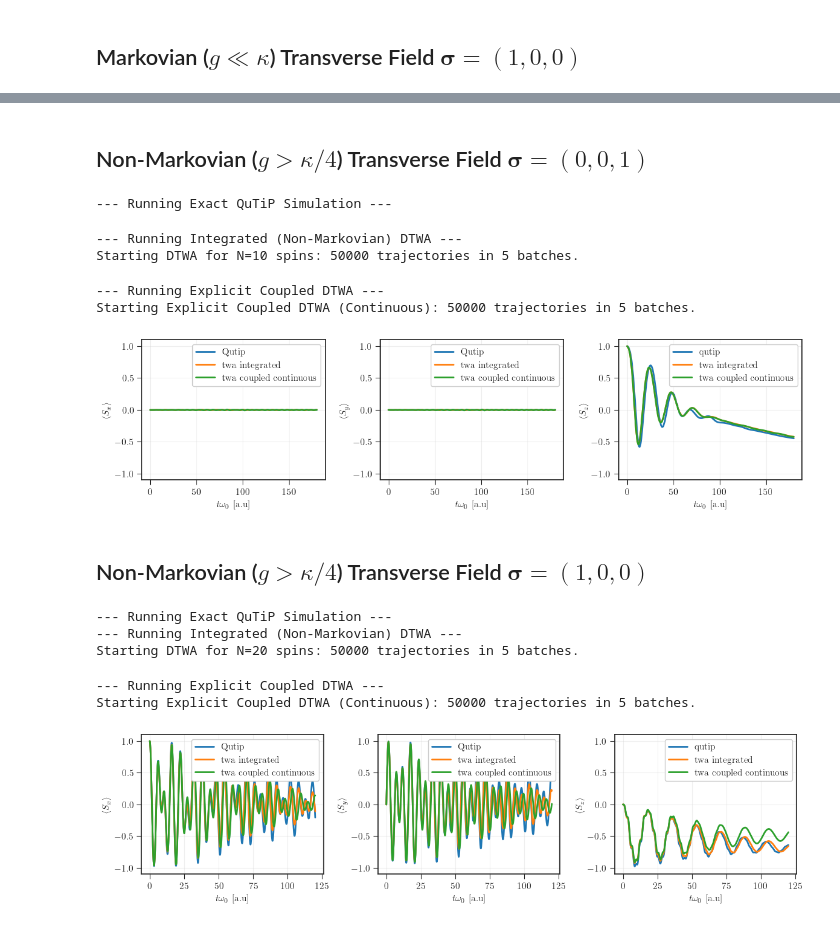
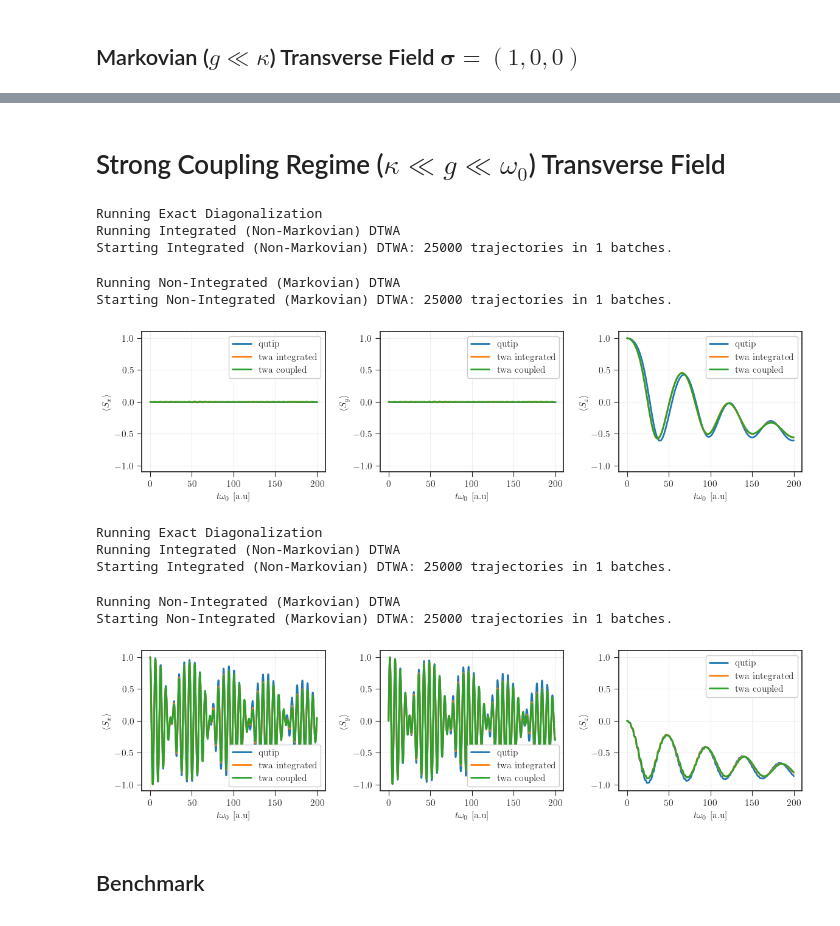
Before and after one commit to juardilag/twa_py, a Jupyter notebook: lossy_boson_test.ipynb, the cells around one changed output, grey strips where cells are left out. Saved outputs shown, nothing was run; the diff lists cells and outputs as text; code cells hidden in the pictures.

```diff
--- a/lossy_boson_test.ipynb
+++ b/lossy_boson_test.ipynb
@@ -255,13 +195,13 @@ plt.show()
 # %% [markdown]
-## Non-Markovian ($g > \kappa/4$) Transverse Field $\boldsymbol{\sigma}=(0,0,1)$
+# Strong Coupling Regime ($\kappa \ll g \ll \omega_0$) Transverse Field
 # %%
-g_ratio = 0.2       # g/omega_0
+g_ratio = 0.075       # g/omega_0
 kappa_ratio = 0.01    # kappa/omega_0
-tau_max = 180      # Dimensionless time duration (cycles/radians)
+tau_max = 200      # Dimensionless time duration (cycles/radians)
 omega_0 = 1.0
 
 B_field = jnp.array([0.0, 0.0, 1.0])
-v_init = [0, 0, 1]
+v_init = jnp.array([0, 0, 1])
 
 results = run_normalized_simulation(
     g_ratio,
@@ -270,16 +210,16 @@ results = run_normalized_simulation(
     v_init,
     tau_max,
     omega_0,
+    1_000,
     0,
-    5_000,
-    10
+    15,
 )
 # %% [output]
---- Running Exact QuTiP Simulation ---
+Running Exact Diagonalization
+Running Integrated (Non-Markovian) DTWA
+Starting Integrated (Non-Markovian) DTWA: 25000 trajectories in 1 batches.
---- Running Integrated (Non-Markovian) DTWA ---
-Starting DTWA for N=10 spins: 50000 trajectories in 5 batches.
+Running Non-Integrated (Markovian) DTWA
+Starting Non-Integrated (Markovian) DTWA: 25000 trajectories in 1 batches.
---- Running Explicit Coupled DTWA ---
-Starting Explicit Coupled DTWA (Continuous): 50000 trajectories in 5 batches.
 # %%
 plt.style.use(['seaborn-v0_8-white', './style.mplstyle'])
 fig, ax = plt.subplots(1,3, figsize=(14, 3))
@@ -287,16 +227,16 @@ plt.subplots_adjust(wspace=0.3)
 
 ax[0].plot(results['t_grid'], results['qutip']['expect_x'], label = 'qutip', linewidth = 2)
 ax[0].plot(results['t_grid'], results['twa_integrated']['expect_x'], label = 'twa integrated', linewidth = 2)
-ax[0].plot(results['t_grid'], results['twa_coupled']['expect_x'], label = 'twa coupled continuous', linewidth = 2)
+ax[0].plot(results['t_grid'], results['twa_coupled']['expect_x'], label = 'twa coupled', linewidth = 2)
 ax[0].grid(alpha = 0.3)
 ax[0].set_xlabel(r'$t\omega_0 $\ [a.u]')
 ax[0].set_ylabel(r'$\langle S_x \rangle$')
 ax[0].set_ylim(-1.1, 1.1)
 ax[0].legend()
 
-ax[1].plot(results['t_grid'], results['qutip']['expect_y'], label = 'Qutip', linewidth = 2)
+ax[1].plot(results['t_grid'], results['qutip']['expect_y'], label = 'qutip', linewidth = 2)
 ax[1].plot(results['t_grid'], results['twa_integrated']['expect_y'], label = 'twa integrated', linewidth = 2)
-ax[1].plot(results['t_grid'], results['twa_coupled']['expect_y'], label = 'twa coupled continuous', linewidth = 2)
+ax[1].plot(results['t_grid'], results['twa_coupled']['expect_y'], label = 'twa coupled', linewidth = 2)
 ax[1].grid(alpha = 0.3)
 ax[1].set_xlabel(r'$t\omega_0 $\ [a.u]')
 ax[1].set_ylabel(r'$\langle S_y \rangle$')
@@ -305,7 +245,7 @@ ax[1].legend()
 
 ax[2].plot(results['t_grid'], results['qutip']['expect_z'], label = 'qutip', linewidth = 2)
 ax[2].plot(results['t_grid'], results['twa_integrated']['expect_z'], label = 'twa integrated', linewidth = 2)
-ax[2].plot(results['t_grid'], results['twa_coupled']['expect_z'], label = 'twa coupled continuous', linewidth = 2)
+ax[2].plot(results['t_grid'], results['twa_coupled']['expect_z'], label = 'twa coupled', linewidth = 2)
 ax[2].grid(alpha = 0.3)
 ax[2].set_xlabel(r'$t\omega_0 $\ [a.u]')
 ax[2].set_ylabel(r'$\langle S_z \rangle$')
@@ -314,13 +254,11 @@ ax[2].legend()
 
 plt.show()
 # %% [output]
-[figure, old version]
+[figure, new version]
-# %% [markdown]
-## Non-Markovian ($g > \kappa/4$) Transverse Field $\boldsymbol{\sigma}=(1,0,0)$
 # %%
-g_ratio = 0.2       # g/omega_0
+g_ratio = 0.075       # g/omega_0
 kappa_ratio = 0.01    # kappa/omega_0
-tau_max = 120        # Dimensionless time duration (cycles/radians)
+tau_max = 200        # Dimensionless time duration (cycles/radians)
 omega_0 = 1.0
 
 B_field = jnp.array([0.0, 0.0, 1.0])
@@ -333,48 +271,50 @@ results = run_normalized_simulation(
     v_init,
     tau_max,
     omega_0,
+    1_000,
     0,
-    1_000,
-    20
+    15,
 )
 # %% [output]
---- Running Exact QuTiP Simulation ---
---- Running Integrated (Non-Markovian) DTWA ---
-Starting DTWA for N=20 spins: 50000 trajectories in 5 batches.
+Running Exact Diagonalization
+Running Integrated (Non-Markovian) DTWA
+Starting Integrated (Non-Markovian) DTWA: 25000 trajectories in 1 batches.
---- Running Explicit Coupled DTWA ---
-Starting Explicit Coupled DTWA (Continuous): 50000 trajectories in 5 batches.
+Running Non-Integrated (Markovian) DTWA
+Starting Non-Integrated (Markovian) DTWA: 25000 trajectories in 1 batches.
 # %%
 plt.style.use(['seaborn-v0_8-white', './style.mplstyle'])
 fig, ax = plt.subplots(1,3, figsize=(14, 3))
 plt.subplots_adjust(wspace=0.3)
 
-ax[0].plot(results['t_grid'], results['qutip']['expect_x'], label = 'Qutip', linewidth = 2)
+ax[0].plot(results['t_grid'], results['qutip']['expect_x'], label = 'qutip', linewidth = 2)
 ax[0].plot(results['t_grid'], results['twa_integrated']['expect_x'], label = 'twa integrated', linewidth = 2)
-ax[0].plot(results['t_grid'], results['twa_coupled']['expect_x'], label = 'twa coupled continuous', linewidth = 2)
+ax[0].plot(results['t_grid'], results['twa_coupled']['expect_x'], label = 'twa coupled', linewidth = 2)
 ax[0].grid(alpha = 0.3)
 ax[0].set_xlabel(r'$t\omega_0 $\ [a.u]')
 ax[0].set_ylabel(r'$\langle S_x \rangle$')
 ax[0].set_ylim(-1.1, 1.1)
 ax[0].legend()
 
-ax[1].plot(results['t_grid'], results['qutip']['expect_y'], label = 'Qutip', linewidth = 2)
+ax[1].plot(results['t_grid'], results['qutip']['expect_y'], label = 'qutip', linewidth = 2)
 ax[1].plot(results['t_grid'], results['twa_integrated']['expect_y'], label = 'twa integrated', linewidth = 2)
-ax[1].plot(results['t_grid'], results['twa_coupled']['expect_y'], label = 'twa coupled continuous', linewidth = 2)
+ax[1].plot(results['t_grid'], results['twa_coupled']['expect_y'], label = 'twa coupled', linewidth = 2)
 ax[1].grid(alpha = 0.3)
 ax[1].set_xlabel(r'$t\omega_0 $\ [a.u]')
 ax[1].set_ylabel(r'$\langle S_y \rangle$')
 ax[1].set_ylim(-1.1, 1.1)
 ax[1].legend()
 
 ax[2].plot(results['t_grid'], results['qutip']['expect_z'], label = 'qutip', linewidth = 2)
 ax[2].plot(results['t_grid'], results['twa_integrated']['expect_z'], label = 'twa integrated', linewidth = 2)
-ax[2].plot(results['t_grid'], results['twa_coupled']['expect_z'], label = 'twa coupled continuous', linewidth = 2)
+ax[2].plot(results['t_grid'], results['twa_coupled']['expect_z'], label = 'twa coupled', linewidth = 2)
 ax[2].grid(alpha = 0.3)
 ax[2].set_xlabel(r'$t\omega_0 $\ [a.u]')
 ax[2].set_ylabel(r'$\langle S_z \rangle$')
 ax[2].set_ylim(-1.1, 1.1)
 ax[2].legend()
 
 plt.show()
 # %% [output]
-[figure, old version]
+[figure, new version]
+# %% [markdown]
+## Benchmark
```
Also changed, not shown: parts of 30 cells of this notebook.
